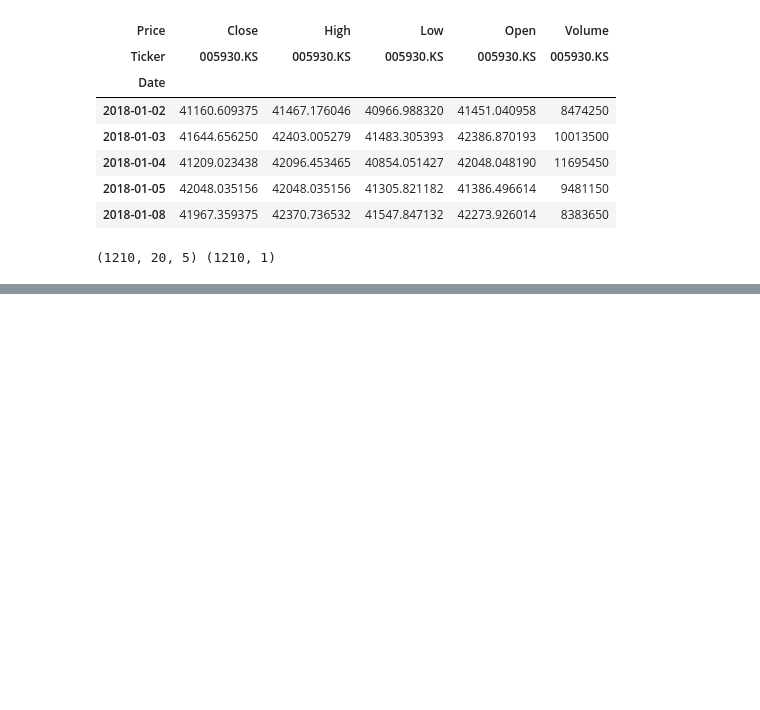
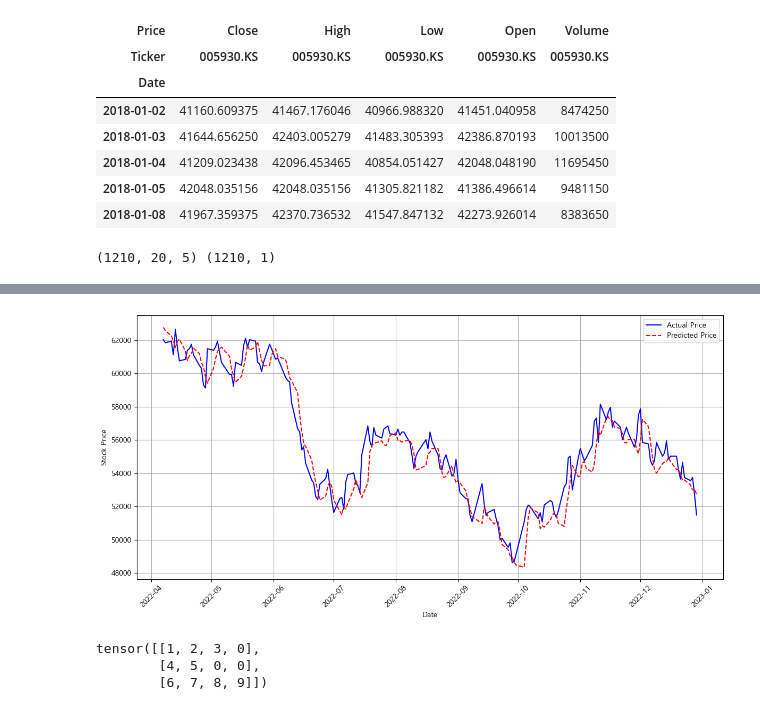
Before and after one commit to leejw4992-a11y/17-Deeplearning, a Jupyter notebook: 6.RNN.ipynb, the cells around one changed output, grey strips where cells are left out. Drawn from its saved outputs; the diff is of its cells as text; code cells hidden in the pictures; blank space fills up the shorter version.

```diff
--- a/6.RNN.ipynb
+++ b/6.RNN.ipynb
@@ -309,4 +309,34 @@ y_test = torch.FloatTensor(y_test)
 # %%
 # 주식 예측 모델 만들기
 
-class
+class StockModel(nn.Module):
+    def __init__(self, input_size, hidden_size, num_layers = 1, dropout = 0.2):
+        super(StockModel, self).__init__()
+        self.lstm = nn.LSTM(
+            input_size = input_size,
+            hidden_size = hidden_size,
+            num_layers = num_layers,
+            batch_first = True,
+            dropout = dropout if num_layers > 1 else 0
+        )
+        self.fc = nn.Linear(hidden_size, 1)
+        self.dropout = nn.Dropout(dropout)
+    def forward(self, x):
+        lstm_out, _ = self.lstm(x)
+        last_time_step = lstm_out[:, -1, :]
+        out = self.dropout(last_time_step)
+        predictions = self.fc(out)
+        return predictions
+
+input_size = X_train.shape[2]
+hidden_size = 64
+num_layers = 2
+model = StockModel(input_size, hidden_size, num_layers)
+criterion = nn.MSELoss()
+optimizer = optim.Adam(model.parameters(), lr = 0.001)
+
+num_epochs = 100
+batch_size = 32
+train_losses = []
+val_losses = []
+best_val_loss = float('inf')
@@ -312,0 +411,47 @@ class
+# %%
+plt.figure(figsize = (12,6))
+plt.plot(test_dates, y_test_orig, 'b-', label = "Actual Price")
+plt.plot(test_dates, test_predictions_orig, 'r--', label = 'Predicted Price')
+plt.xlabel('Date')
+plt.ylabel('Stock Price')
+plt.legend()
+plt.grid(True)
+plt.xticks(rotation = 45)
+plt.tight_layout()
+plt.show()
+# %% [output]
+[figure, added]
+# %%
+# 텍스트전처리
+
+from torch.nn.utils.rnn import pad_sequence
+
+def build_vocab(tokenized_texts, min_freq = 1):
+    word_counts = {}
+    for text in tokenized_texts:
+        for token in text:
+            word_counts[token] = word_counts.get(token, 0) +1
+
+    vocab = {'<pad>':0, '<unk>':1}
+    idx = 2
+    for word, count in word_counts.items():
+        if count >= min_freq:
+            vocab[word] = idx
+            idx += 1
+    return vocab
+
+def text_to_indices(tokenized_text, vocab):
+    return [vocab.get(token, vocab['<unk>']) for token in tokenized_text]
+
+sequences = [torch.tensor([1, 2, 3]), torch.tensor([4, 5]), torch.tensor([6, 7, 8, 9])]
+padded_seq = pad_sequence(sequences, batch_first = True)
+print(padded_seq)
+
+mask = (padded_seq != 0).float()
+
+
+# 뒤에 자리수 채워주는거는 0으로 자리채워줌.
+# %% [output]
+tensor([[1, 2, 3, 0],
+        [4, 5, 0, 0],
+        [6, 7, 8, 9]])
```
Also changed, not shown: parts of 2 cells of this notebook.
